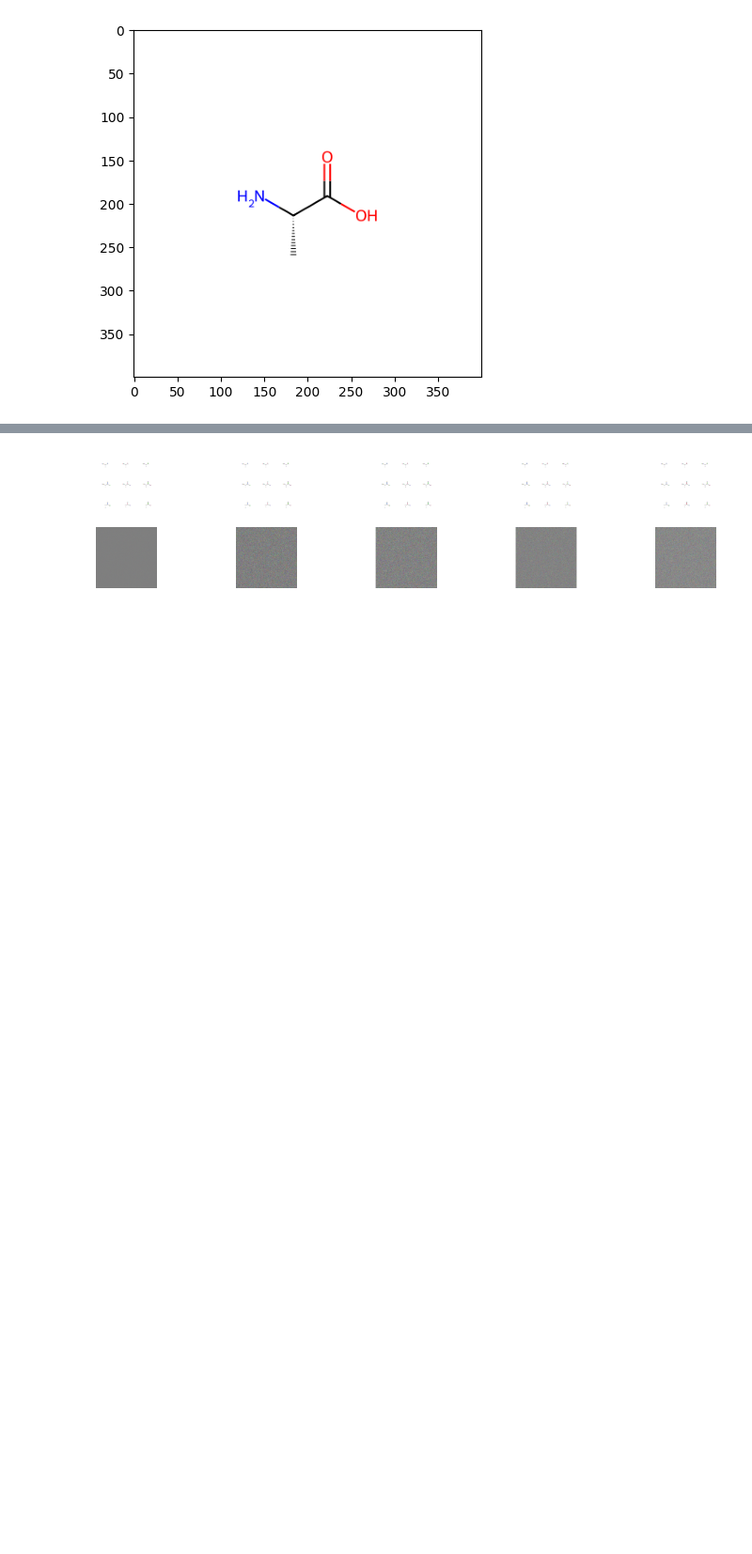
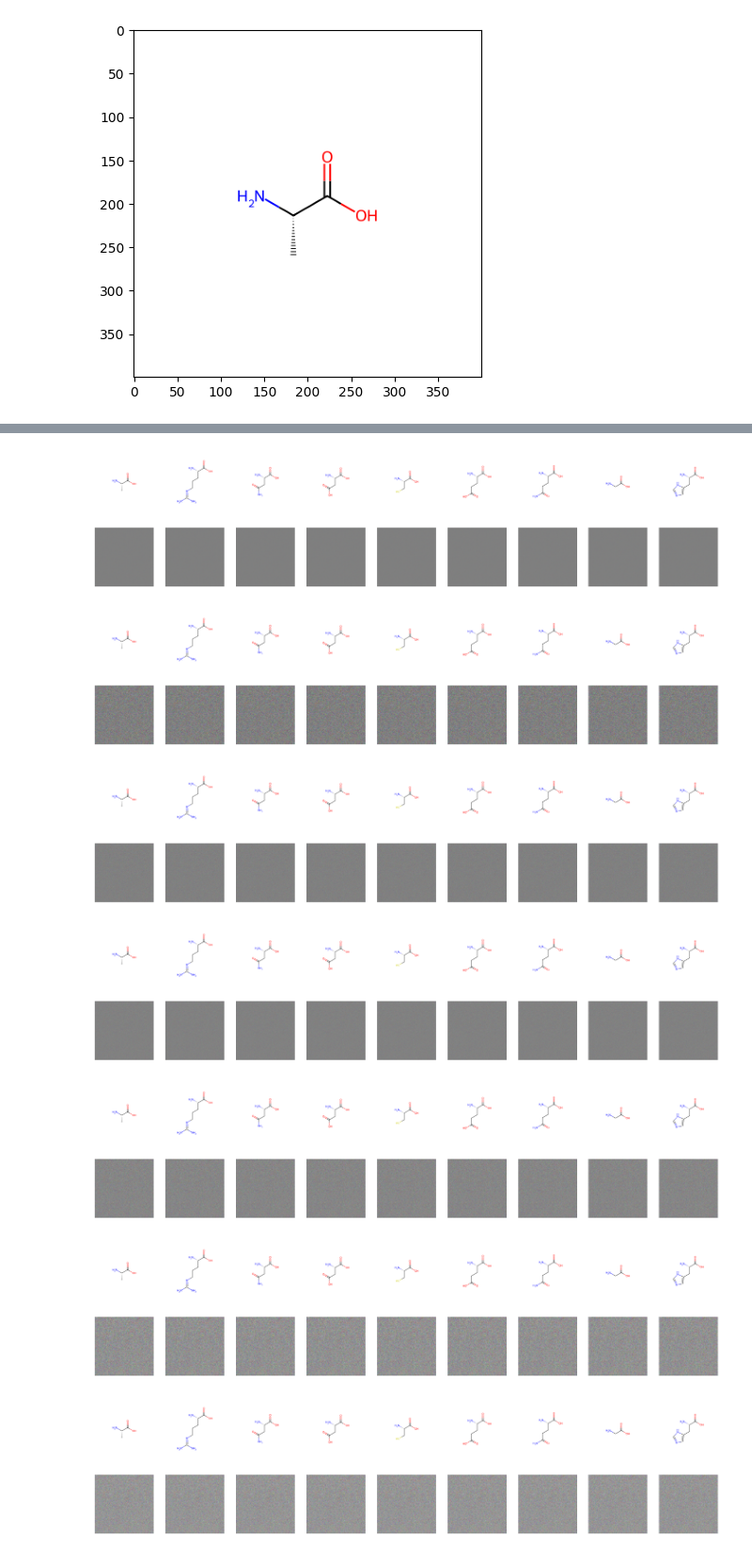
Before and after one commit to chuanghembo/Research-Immersion, a Jupyter notebook: autoencoder.ipynb, the cells around one changed output, grey strips where cells are left out. Shown at 94% size. Drawn from its saved outputs; the diff is of its cells as text; code cells hidden in the pictures; blank space fills up the shorter version.

```diff
--- a/autoencoder.ipynb
+++ b/autoencoder.ipynb
@@ -122,13 +123,12 @@ model = AutoEncoder().to(device)
 criterion = nn.MSELoss()
 optimizer = optim.Adam(model.parameters(), lr=1e-3, weight_decay=1e-5)
 # %%
-num_epochs = 5
+num_epochs = 10
 outputs = []
 
 for epoch in range(num_epochs):
     for img in dataloader:
-        img = img.view(img.size(0), -1)  # Reshape with batch size preserved
-        img = img.to(device)
+        img = img.reshape(-1, 400*400*3).to(device)  # Reshape with batch size preserved
 
         # Forward pass
         output = model(img)
@@ -179,21 +167,35 @@ plot_first_image(outputs[-1])  # Plotting the first image from the last epoch
-# %%
-def plot_images(outputs, num_images=5):
-    plt.figure(figsize=(15, 3))  # Adjust the figure size
-
-    for i in range(num_images):
-        imgs = outputs[i][1].cpu().detach().numpy()
-        recon = outputs[i][2].cpu().detach().numpy()
-
-        plt.subplot(2, num_images, i+1)
-        plt.imshow(imgs[0].reshape(400, 400, 3))  # Original Image
-        plt.axis('off')
-
-        plt.subplot(2, num_images, num_images + i + 1)
-        plt.imshow(recon[0].reshape(400, 400, 3))  # Reconstructed Image
-        plt.axis('off')
-
-    plt.show()
-
-plot_images(outputs)
-# %% [output]
-[figure, removed]
+# %%
+# Show every 10th epoch
+for k in range(0, num_epochs, 10):
+
+    plt.figure(figsize=(18, 4))
+    plt.title(f'Epoch {k+1}')
+
+    imgs = outputs[k][1].detach().cpu().numpy()
+    recon = outputs[k][2].detach().cpu().numpy()
+
+    for i, item in enumerate(imgs):
+        if i >= 9:
+            break
+
+        plt.subplot(2, 9, i+1)
+        item = item.reshape(-1, 3, 400, 400)
+        plt.imshow(item[0].transpose(1, 2, 0))
+        plt.axis('off')
+
+    for i, item in enumerate(recon):
+        if i >= 9:
+            break
+
+        plt.subplot(2, 9, 9+i+1)
+        item = item.reshape(-1, 3, 400, 400)
+        plt.imshow(item[0].transpose(1, 2, 0))
+        plt.axis('off')
+# %% [output]
+[figure, added]
+[figure, added]
+[figure, added]
+[figure, added]
+[figure, added]
+[figure, added]
+[figure, added]
```
Also changed, not shown: parts of 4 cells of this notebook.
